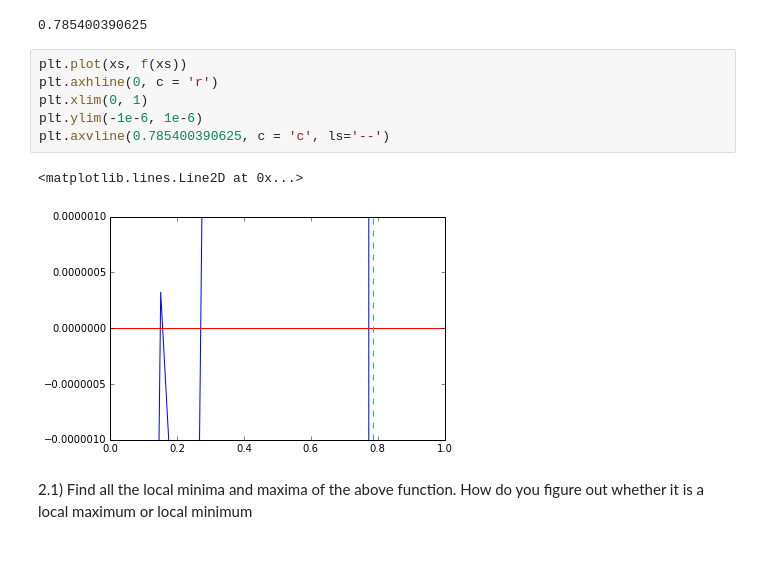
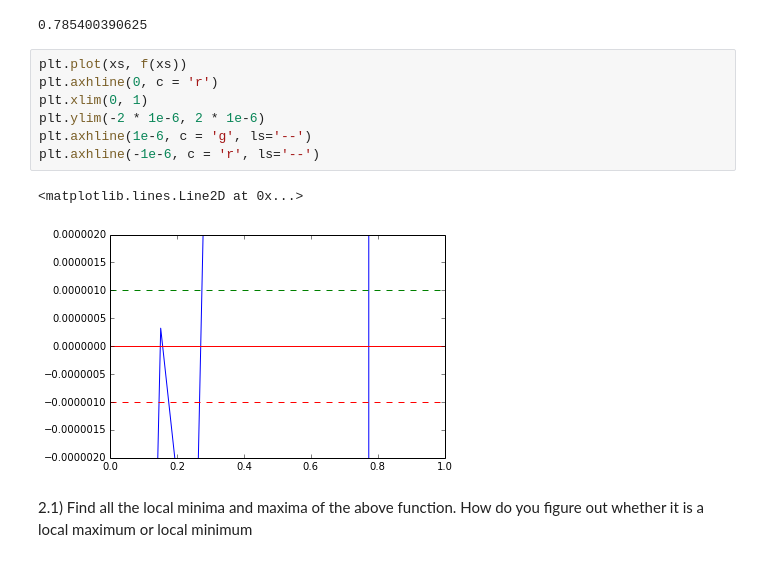
Before and after one commit to KongsakTi/NumMeth, a Jupyter notebook: Week02/Homework2.ipynb, the cells around one changed output. Drawn from its saved outputs; the diff is of its cells as text.

```diff
--- a/Week02/Homework2.ipynb
+++ b/Week02/Homework2.ipynb
@@ -96,12 +96,13 @@ findInt(0, 1)
 # %%
 plt.plot(xs, f(xs))
 plt.axhline(0, c = 'r')
 plt.xlim(0, 1)
-plt.ylim(-1e-6, 1e-6)
-plt.axvline(0.785400390625, c = 'c', ls='--')
+plt.ylim(-2 * 1e-6, 2 * 1e-6)
+plt.axhline(1e-6, c = 'g', ls='--')
+plt.axhline(-1e-6, c = 'r', ls='--')
 # %% [output]
 <matplotlib.lines.Line2D at 0x...>
-[figure, old version]
+[figure, new version]
 # %% [markdown]
 2.1) Find all the local minima and maxima of the above function. How do you figure out whether it is a local maximum or local minimum
 # %% [markdown]
```
Also changed, not shown: parts of 9 cells of this notebook.
